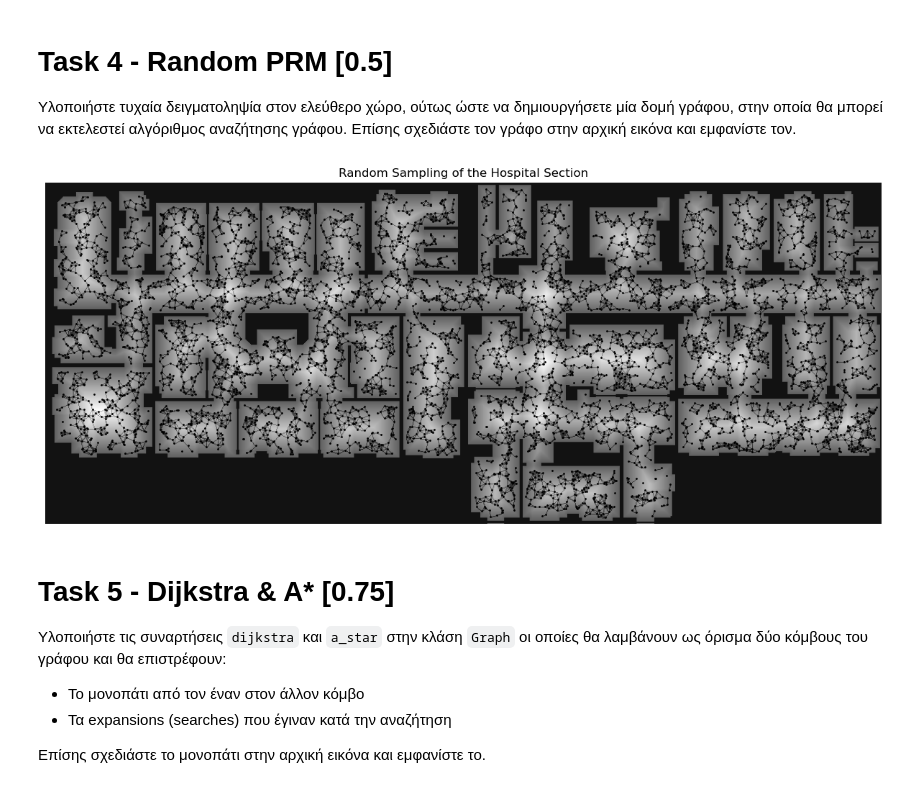
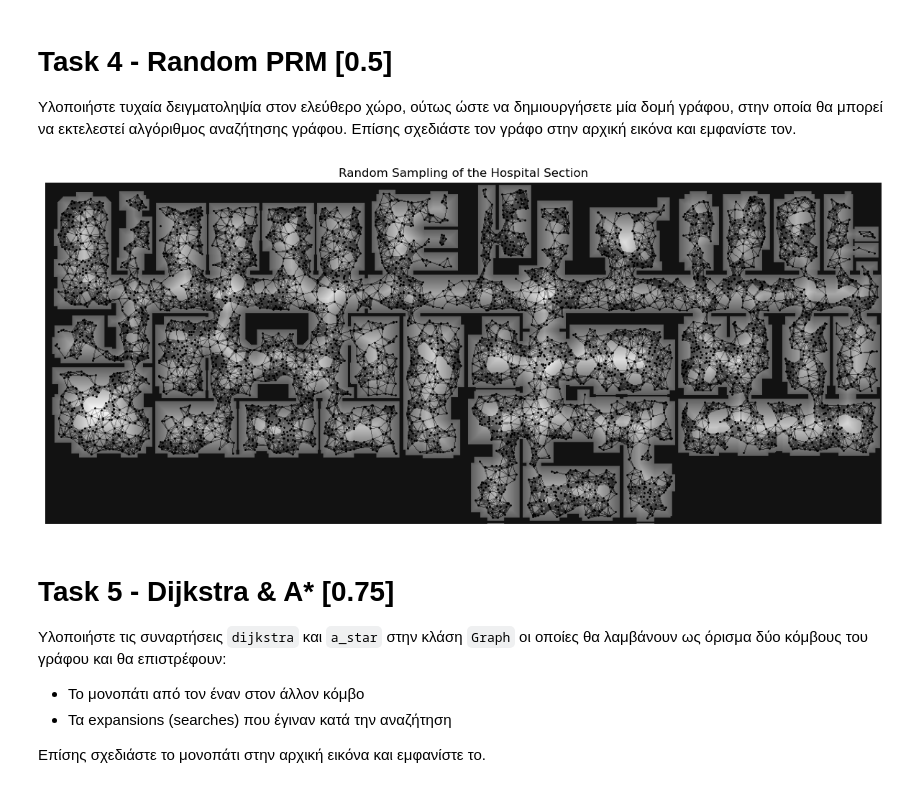
Before and after one commit to VasilisMpletsos/Autonomous_Systems_AUTH_2023, a Jupyter notebook: as2023.ipynb, the cells around one changed output. Saved outputs shown, nothing was run; the diff lists cells and outputs as text; code cells hidden in the pictures.

```diff
--- a/as2023.ipynb
+++ b/as2023.ipynb
@@ -223,8 +282,8 @@ def random_sampling(image, brushfire, num_samples, one_pass_neighbor_calculation
             # Calculate neighbors on the fly while adding new node
             if one_pass_neighbor_calculation == False:
                 for node in graph.nodes:
-                    # If the distance between the nodes is less than the threshold radius connect them
-                    if np.sqrt((node.x - x)**2 + (node.y - y)**2) < radius:
+                    # If the distance between the nodes is less than the threshold radius and the connection doesn't cross wall then connect them
+                    if np.sqrt((node.x - x)**2 + (node.y - y)**2) < radius and check_line_intersection(node.x, node.y, x, y, image, brushfire, threshold) == False:
                         # Connect the current node to the node
                         if node not in current_node.neighbors:
                             current_node.neighbors.append(node)
@@ -240,18 +299,18 @@ def random_sampling(image, brushfire, num_samples, one_pass_neighbor_calculation
             for node2 in graph.nodes:
                 # If the node is not the same
                 if node.id != node2.id:
-                    # If the distance between the nodes is less than the radius
-                    if np.sqrt((node.x - node2.x)**2 + (node.y - node2.y)**2) < radius:
+                    # If the distance between the nodes is less than the radius and the connection doesn't cross wall then connect them
+                    if np.sqrt((node.x - node2.x)**2 + (node.y - node2.y)**2) < radius and check_line_intersection(node.x, node.y, node2.x, node2.y, image, brushfire, threshold) == False:
                         node.neighbors.append(node2)
 
     # Finally return the list of points
     return graph
 # %%
 # Use random sampling to get a list of N points on the map with neighbors calculated in one loop and they get assigned if radius is less than X meters
-random_probalistic_roadmap = random_sampling(image_normal, brushfire_map, num_samples=10000, one_pass_neighbor_calculation=True, radius=10, threshold=5)
+random_probalistic_roadmap = random_sampling(image_normal, brushfire_map, num_samples=10000, one_pass_neighbor_calculation=True, radius=15, threshold=5)
 show_graph(random_probalistic_roadmap, image_normal, brushfire_map, 'Random Sampling of the Hospital Section')
 # %% [output]
-[figure, old version]
+[figure, new version]
 # %% [markdown]
 # Task 5 - Dijkstra & A* [0.75]
 
```
Also changed, not shown: parts of 11 cells of this notebook.
